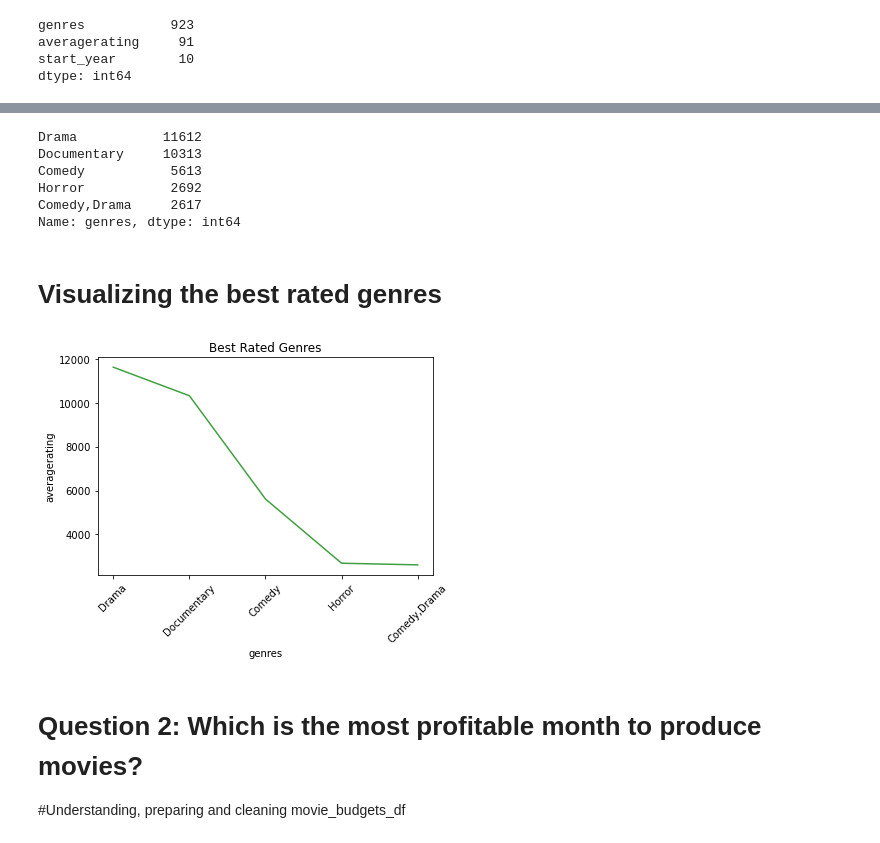
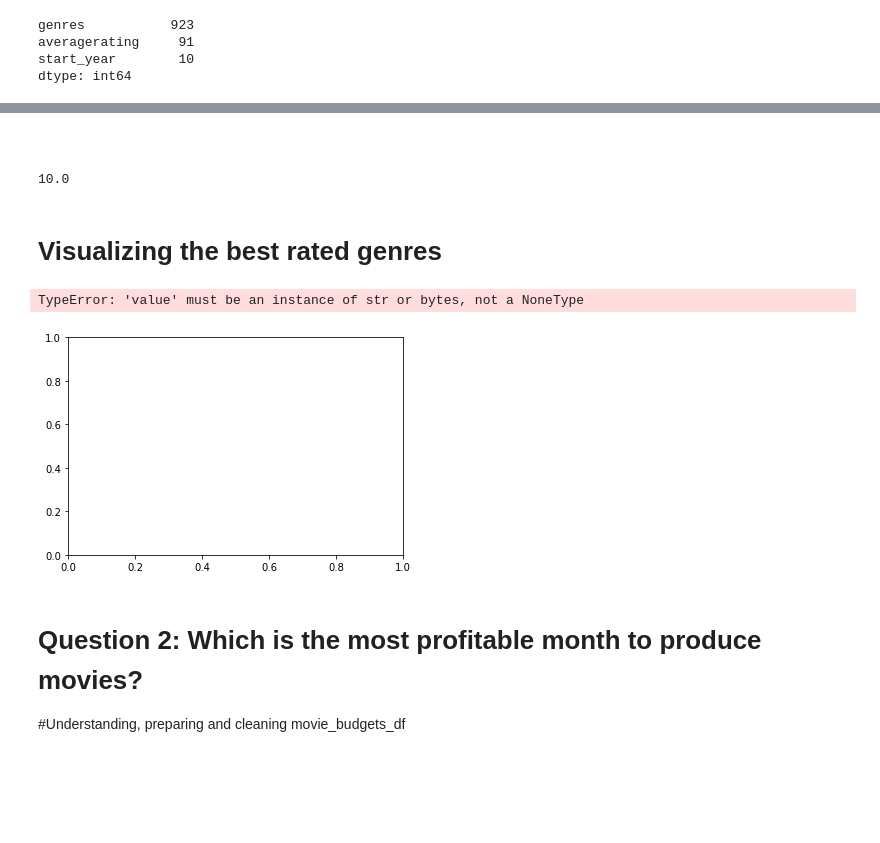
Before and after one commit to WendyMwiti/microsoft_movie_analysis, a Jupyter notebook: zippedData/Moviesmicrosoft.ipynb, the cells around one changed output, grey strips where cells are left out. Cells and saved outputs as stored; diff of their text form; code cells hidden in the pictures; blank space fills up the shorter version.

```diff
--- a/zippedData/Moviesmicrosoft.ipynb
+++ b/zippedData/Moviesmicrosoft.ipynb
@@ -214,7 +218,8 @@ best_rated_df = pd.read_sql( '''
 SELECT genres, averagerating, start_year
   FROM movie_basics
   JOIN movie_ratings
-  USING(movie_id)''', conn)
+  USING(movie_id)
+  ORDER BY averagerating DESC''', conn)
 best_rated_df
 # %% [output]
 |  | genres | averagerating | start_year |
@@ -279,3 +300,0 @@ dtype: int64
-# %%
-best_rated_df.dropna(subset=['genres'], axis=0, inplace=True)
-best_rated_df
@@ -296,28 +303,32 @@ best_rated_df
+# %% [markdown]
+#
 # %%
-x = best_rated_df['genres'].value_counts().sort_values(ascending=False).head()
-x
+#x = best_rated_df['genres'].value_counts().sort_values(ascending=False).head()
+#x
+
+#y = best_rated_df['averagerating'].value_counts().sort_values(ascending=False).head()
+#y
-# %% [output]
-Drama           11612
-Documentary     10313
-Comedy           5613
-Horror           2692
-Comedy,Drama     2617
-Name: genres, dtype: int64
+# %%
+best_rated_df['averagerating'].max()
+# %% [output]
+10.0
 # %% [markdown]
 # Visualizing the best rated genres
 # %%
 fig,ax = plt.subplots()
-genres = x
-ax.plot(genres, color='g', alpha=0.75)
+genres = best_rated_df['genres']
+rating = best_rated_df['averagerating']
+ax.plot(genres, rating, color='g', alpha=0.75)
 ax.set_xlabel('genres')
 ax.set_ylabel('averagerating')
 ax.set_title('Best Rated Genres')
 
 plt.xticks(rotation='45')
 plt.show()
 #plt.axvline( color='k', linewidth=1)
 # %% [output]
+TypeError: 'value' must be an instance of str or bytes, not a NoneType
-[figure, old version]
+[figure, new version]
 # %% [markdown]
 # Question 2: Which is the most profitable month to produce movies?
 #Understanding, preparing and cleaning movie_budgets_df
```
Also changed, not shown: parts of 52 cells of this notebook.
